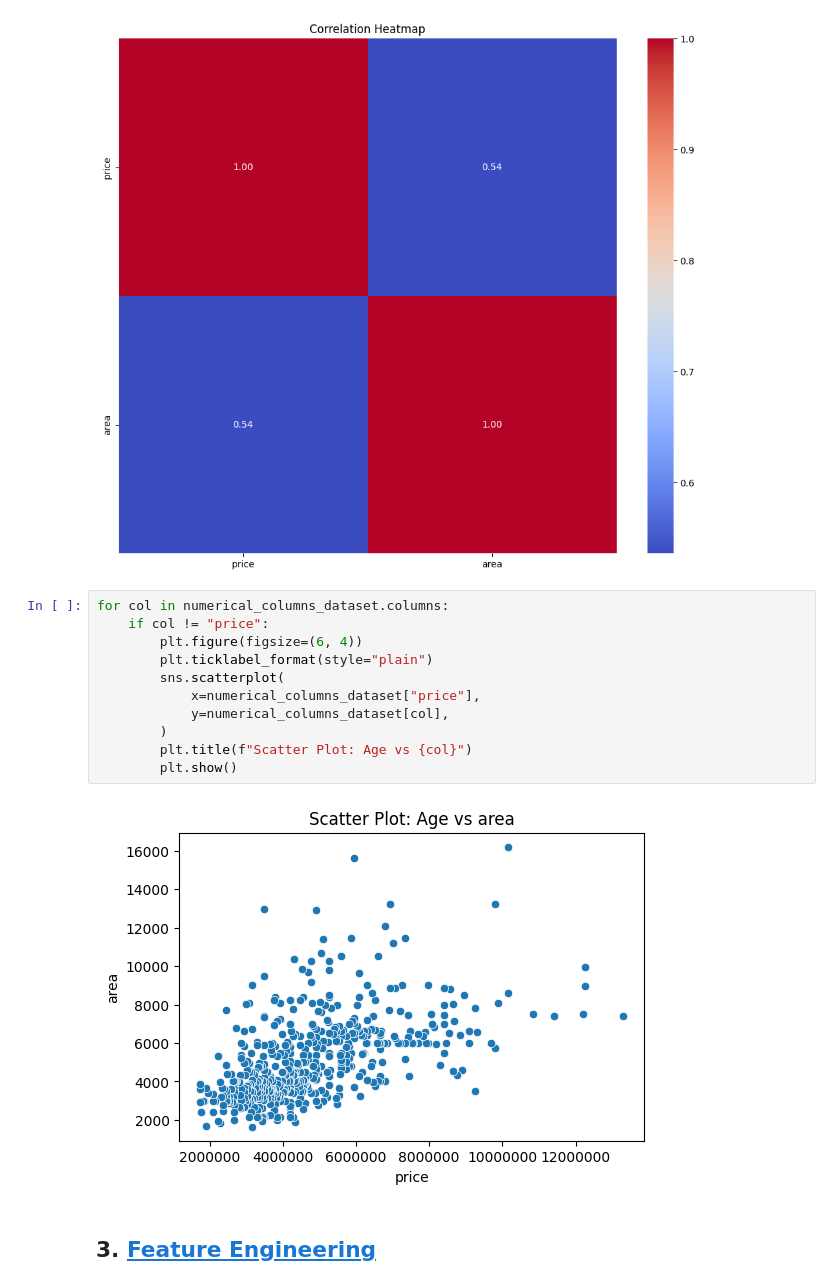
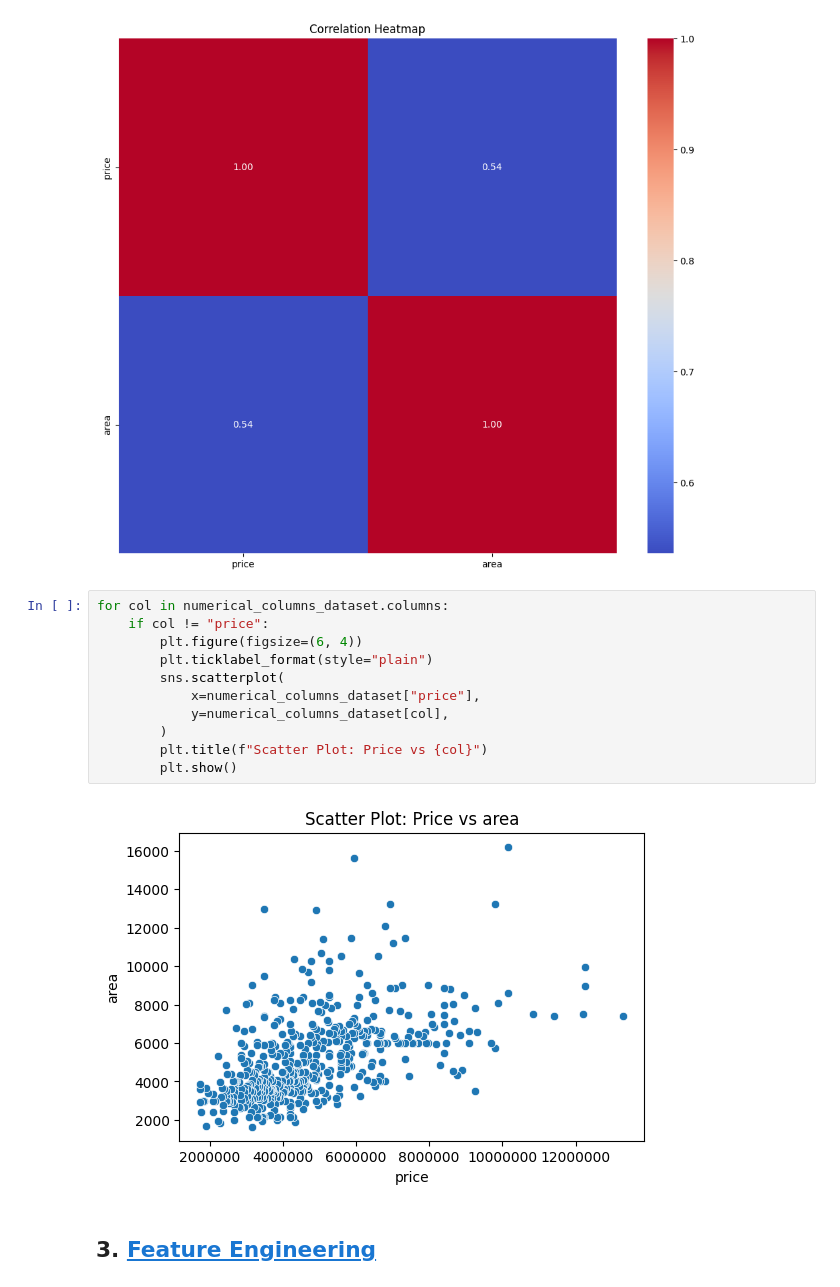
Before and after one commit to radekrzepka/house-price-prediction, a Jupyter notebook: main.ipynb, the cells around one changed output. Saved outputs shown, nothing was run; the diff lists cells and outputs as text.

```diff
--- a/main.ipynb
+++ b/main.ipynb
@@ -251,16 +251,16 @@ plt.show()
 # %%
 for col in numerical_columns_dataset.columns:
     if col != "price":
         plt.figure(figsize=(6, 4))
         plt.ticklabel_format(style="plain")
         sns.scatterplot(
             x=numerical_columns_dataset["price"],
             y=numerical_columns_dataset[col],
         )
-        plt.title(f"Scatter Plot: Age vs {col}")
+        plt.title(f"Scatter Plot: Price vs {col}")
         plt.show()
 # %% [output]
-[figure, old version]
+[figure, new version]
 # %% [markdown]
 ## 3. <a id='toc3_'></a>[Feature Engineering](#toc0_)
 # %% [markdown]
```
Also changed, not shown: parts of 8 cells of this notebook, 1 other file.
